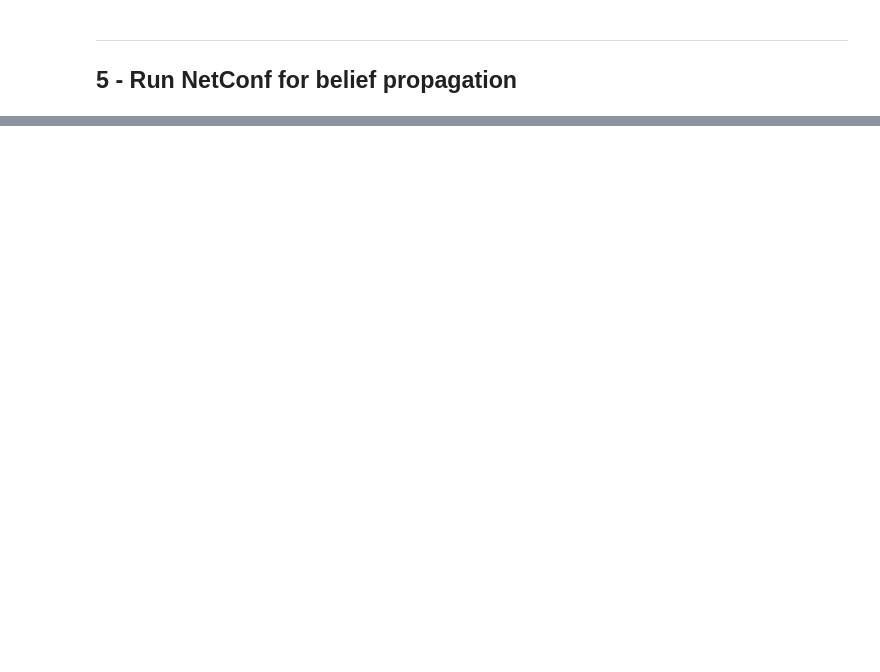
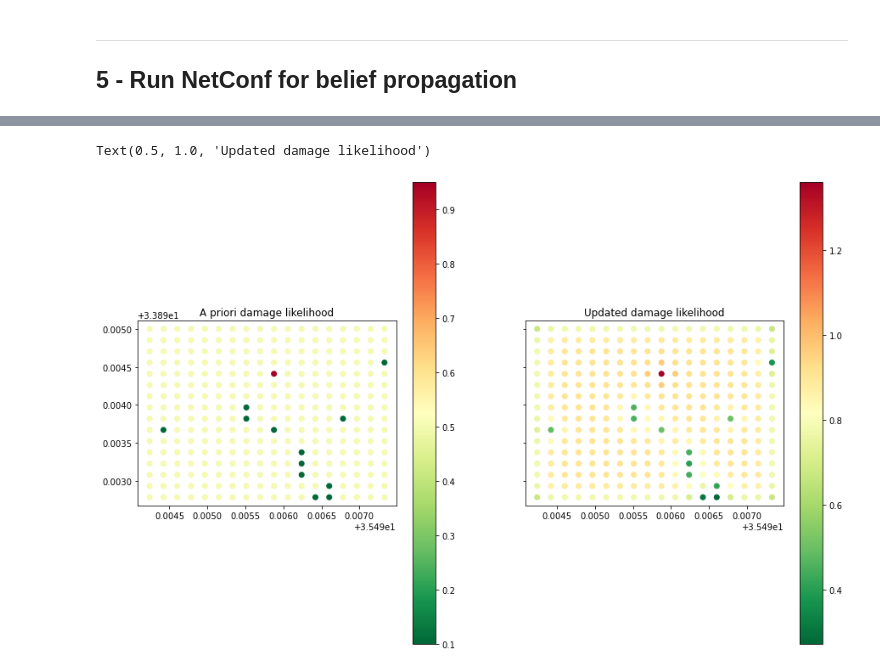
Before and after one commit to luke-scot/damage-assessment, a Jupyter notebook: beirut_netconf.ipynb, the cells around one changed output, grey strips where cells are left out. Saved outputs shown, nothing was run; the diff lists cells and outputs as text; code cells hidden in the pictures; blank space fills up the shorter version.

```diff
--- a/beirut_netconf.ipynb
+++ b/beirut_netconf.ipynb
@@ -210,7 +215,7 @@ edges = []
 x, l = len(longs), len(nodes)
 for i in nodes.index:
     if not i % x == x-1: edges.append([i,i+1]) # Pixel to right (edge to left is equivalent to previous edge to right)
-    if not i > l-x: edges.append([i,i+x]) # Pixel below (edge above is accounted for is equivalent to previous edge below)
+    if not i > l-x-1: edges.append([i,i+x]) # Pixel below (edge above is accounted for is equivalent to previous edge below)
 # %%
 nodes.loc[nodes.decision == 'GREEN (inspected) أخضر (تم دراسته)']
 #edges
@@ -245,6 +246,7 @@ Text(0.5, 1.0, 'A priori damage probability')
 # %%
 priors = np.array(nodes[['noDmg','dmg']])
-beliefs = nc.netconf(np.array(edges),priors,verbose=True)
+beliefs, _ = nc.netconf(np.array(edges),priors,verbose=True)
+if not os.path.exists('./results'): os.mkdir('results')
 np.savetxt('results/BeirutBeliefs.csv', beliefs, delimiter=",", fmt='%s')
 print('Output written results/BeirutBeliefs.csv\n')
 # %% [output]
@@ -251,0 +270,9 @@ ValueError: row index exceeds matrix dimensions
+# %%
+fig, (ax1, ax2) = plt.subplots(figsize=(15,10),ncols=2, sharex=True, sharey=True)
+prePlot = nodes.plot(ax=ax1, column='dmg', cmap='RdYlGn_r', legend=True)
+postPlot = nodes.plot(ax=ax2, column=beliefs[:,1], cmap='RdYlGn_r', legend=True)
+prePlot.set_title('A priori damage likelihood')
+postPlot.set_title('Updated damage likelihood')
+# %% [output]
+Text(0.5, 1.0, 'Updated damage likelihood')
+[figure, added]
```
Also changed, not shown: parts of 8 cells of this notebook, 3 other files.
